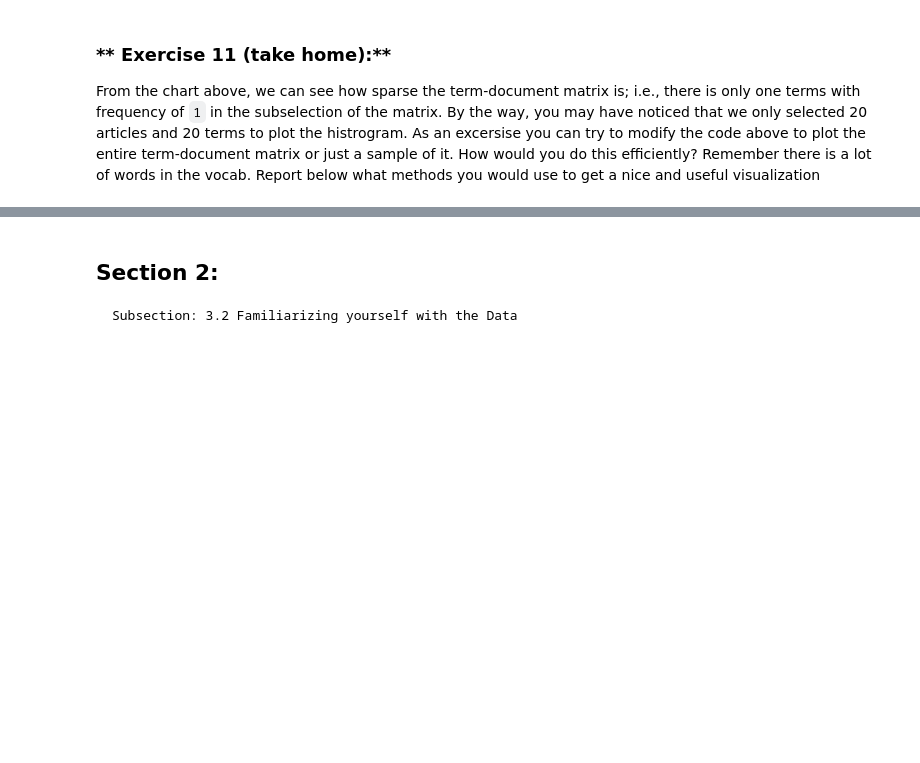
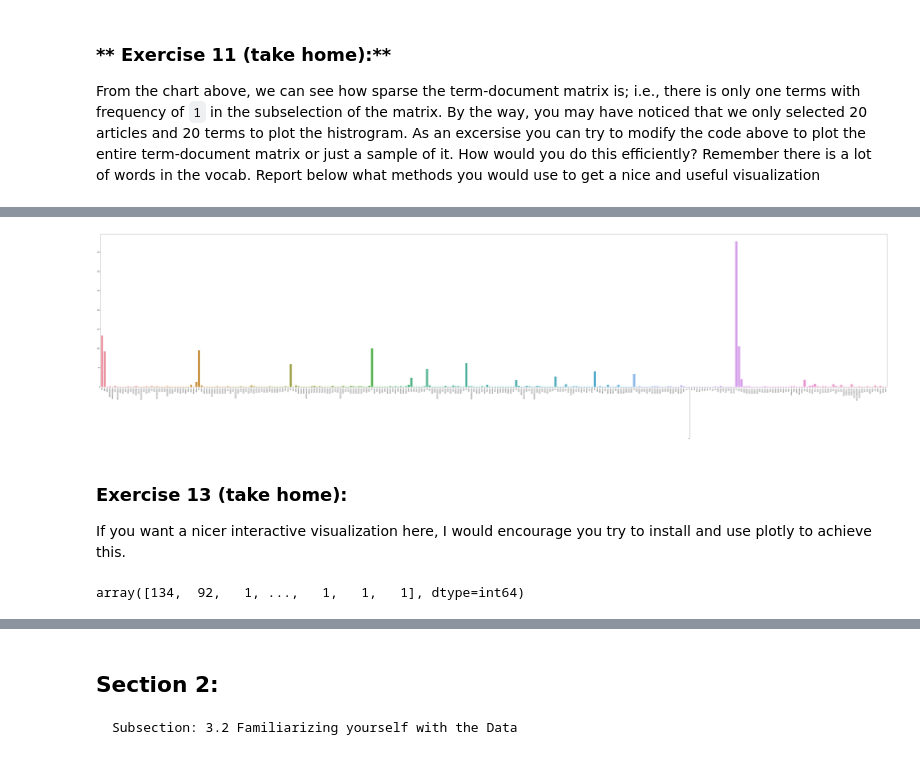
Before and after one commit to acmloria/DM2021-Lab1-Homework, a Jupyter notebook: DM2021-Lab1-Homework.ipynb, the cells around one changed output, grey strips where cells are left out. Saved outputs shown, nothing was run; the diff lists cells and outputs as text; code cells hidden in the pictures; blank space fills up the shorter version.

```diff
--- a/DM2021-Lab1-Homework.ipynb
+++ b/DM2021-Lab1-Homework.ipynb
@@ -629,0 +460,23 @@ df
+# %%
+term_frequencies = np.asarray(X_counts.sum(axis=0))[0]
+
+plt.subplots(figsize=(100, 20))
+g = sns.barplot(x=count_vect.get_feature_names()[:300],
+            y=term_frequencies[:300])
+g.set_xticklabels(count_vect.get_feature_names()[:300], rotation = 90);
+# %% [output]
+[figure, added]
+# %% [markdown]
+### **Exercise 13 (take home):**
+If you want a nicer interactive visualization here, I would encourage you try to install and use plotly to achieve this.
+# %%
+# Answer here
+
+import numpy as np
+
+term_frequencies = []
+
+term_frequencies = np.asarray(X_counts.sum(axis=0))[0]
+term_frequencies
+# %% [output]
+array([134,  92,   1, ...,   1,   1,   1], dtype=int64)
```
Also changed, not shown: parts of 64 cells of this notebook, 3 other files.
